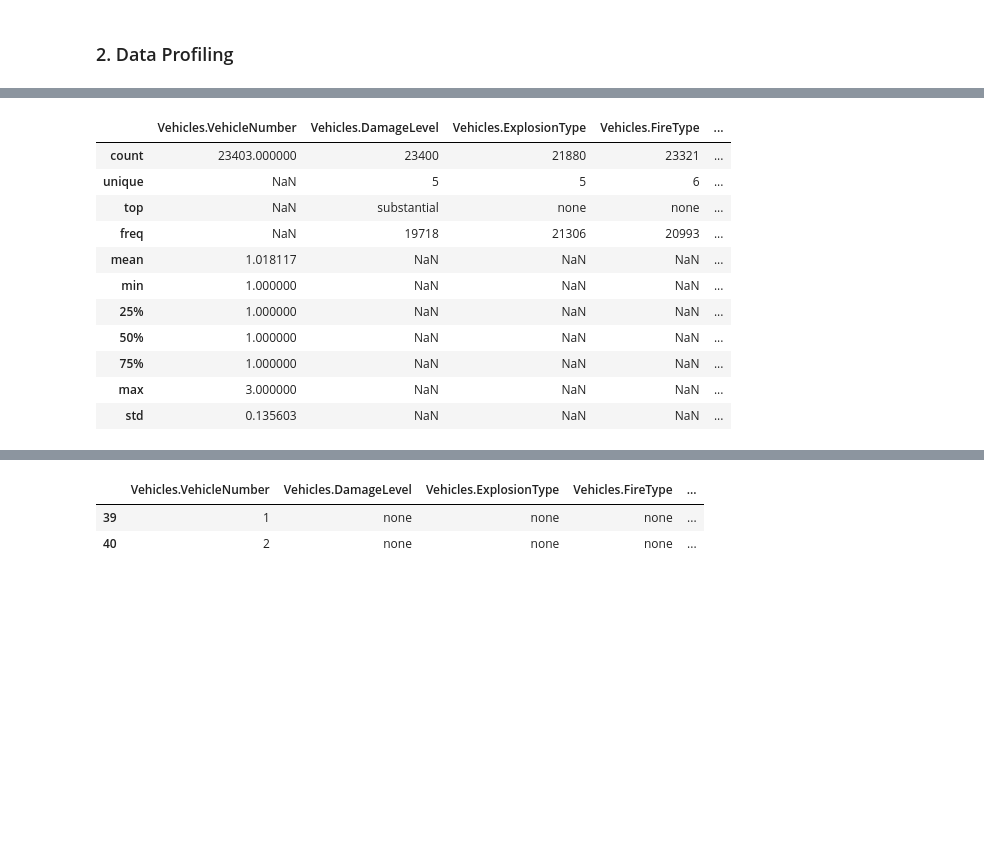
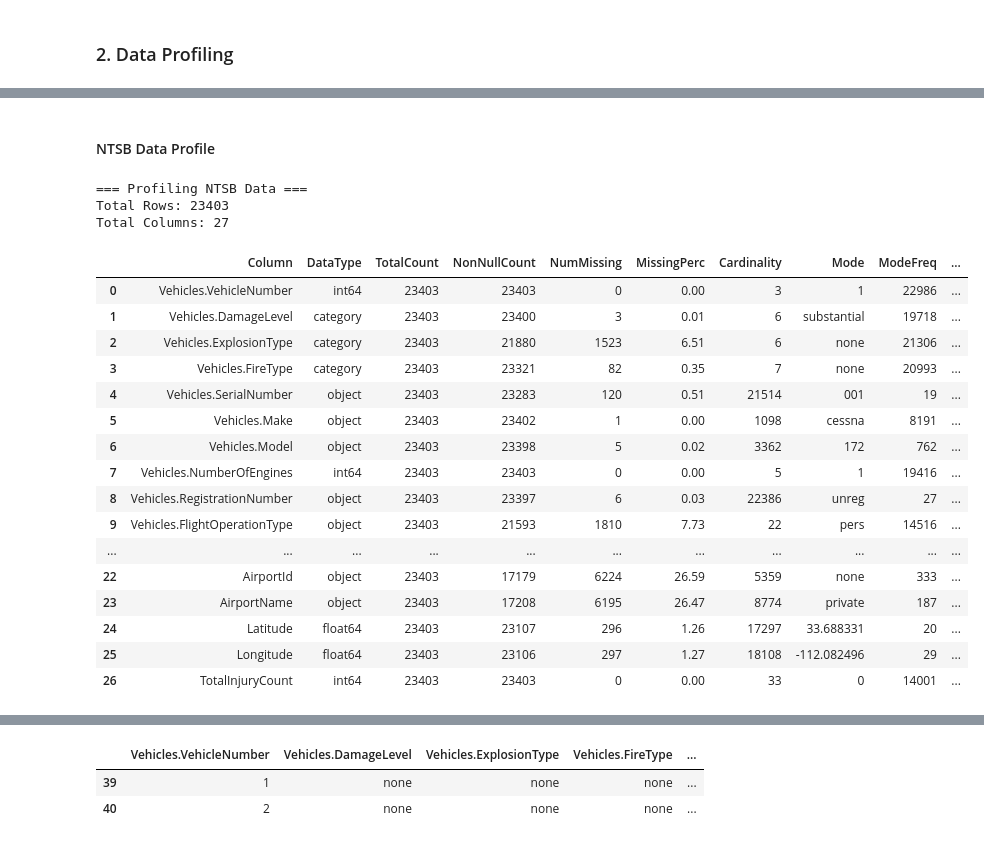
Before and after one commit to tratom/fcul-ipai-project, a Jupyter notebook: project.ipynb, the cells around one changed output, grey strips where cells are left out. Saved outputs shown, nothing was run; the diff lists cells and outputs as text; code cells hidden in the pictures; blank space fills up the shorter version.

Commit message:
data profiling on all the dataset, api open-meteo call

```diff
--- a/project.ipynb
+++ b/project.ipynb
@@ -112,25 +203,2 @@ memory usage: 4.0+ MB
 # %% [markdown]
 ### 2. Data Profiling
-# %%
-def profile_dataframe(df, name='DataFrame'):
-    print(f'\n=== Profiling {name} ===')
-    print(f'Total Rows: {len(df)}')
-    print(f'Total Columns: {len(df.columns)}\n')
-
-    # Basic stats: cardinality, missing, data type
-    profile_results = []
-    for col in df.columns:
-        unique_vals = df[col].nunique(dropna=False)
-        missing_vals = df[col].isna().sum()
-        dtype_ = str(df[col].dtype)
-        profile_results.append(
-            (col, dtype_, unique_vals, missing_vals)
-        )
-    prof_df = pd.DataFrame(
-        profile_results,
-        columns=['Column', 'DataType', 'Cardinality', 'NumMissing']
-    )
-    return prof_df
-
-ntsb_profile = profile_dataframe(df_ntsb, name='NTSB Data')
-print(ntsb_profile)
@@ -155,15 +204,0 @@ Total Columns: 27
-# %%
-df_ntsb.describe(include='all')
-# %% [output]
-|  | Vehicles.VehicleNumber | Vehicles.DamageLevel | Vehicles.ExplosionType | Vehicles.FireType | ... |
-| count | 23403.000000 | 23400 | 21880 | 23321 | ... |
-| unique | NaN | 5 | 5 | 6 | ... |
-| top | NaN | substantial | none | none | ... |
-| freq | NaN | 19718 | 21306 | 20993 | ... |
-| mean | 1.018117 | NaN | NaN | NaN | ... |
-| min | 1.000000 | NaN | NaN | NaN | ... |
-| 25% | 1.000000 | NaN | NaN | NaN | ... |
-| 50% | 1.000000 | NaN | NaN | NaN | ... |
-| 75% | 1.000000 | NaN | NaN | NaN | ... |
-| max | 3.000000 | NaN | NaN | NaN | ... |
-| std | 0.135603 | NaN | NaN | NaN | ... |
@@ -169,0 +297,27 @@ df_ntsb.describe(include='all')
+# %% [markdown]
+#### NTSB Data Profile
+# %%
+ntsb_profile = profile_dataframe(df_ntsb, name='NTSB Data')
+display(HTML(ntsb_profile.to_html()))
+ntsb_profile.to_csv(PATH+'profiling/ntsb_profile.csv', index=False)
+# %% [output]
+=== Profiling NTSB Data ===
+Total Rows: 23403
+Total Columns: 27
+|  | Column | DataType | TotalCount | NonNullCount | NumMissing | MissingPerc | Cardinality | Mode | ModeFreq | ... |
+| 0 | Vehicles.VehicleNumber | int64 | 23403 | 23403 | 0 | 0.00 | 3 | 1 | 22986 | ... |
+| 1 | Vehicles.DamageLevel | category | 23403 | 23400 | 3 | 0.01 | 6 | substantial | 19718 | ... |
+| 2 | Vehicles.ExplosionType | category | 23403 | 21880 | 1523 | 6.51 | 6 | none | 21306 | ... |
+| 3 | Vehicles.FireType | category | 23403 | 23321 | 82 | 0.35 | 7 | none | 20993 | ... |
+| 4 | Vehicles.SerialNumber | object | 23403 | 23283 | 120 | 0.51 | 21514 | 001 | 19 | ... |
+| 5 | Vehicles.Make | object | 23403 | 23402 | 1 | 0.00 | 1098 | cessna | 8191 | ... |
+| 6 | Vehicles.Model | object | 23403 | 23398 | 5 | 0.02 | 3362 | 172 | 762 | ... |
+| 7 | Vehicles.NumberOfEngines | int64 | 23403 | 23403 | 0 | 0.00 | 5 | 1 | 19416 | ... |
+| 8 | Vehicles.RegistrationNumber | object | 23403 | 23397 | 6 | 0.03 | 22386 | unreg | 27 | ... |
+| 9 | Vehicles.FlightOperationType | object | 23403 | 21593 | 1810 | 7.73 | 22 | pers | 14516 | ... |
+| ... | ... | ... | ... | ... | ... | ... | ... | ... | ... | ... |
+| 22 | AirportId | object | 23403 | 17179 | 6224 | 26.59 | 5359 | none | 333 | ... |
+| 23 | AirportName | object | 23403 | 17208 | 6195 | 26.47 | 8774 | private | 187 | ... |
+| 24 | Latitude | float64 | 23403 | 23107 | 296 | 1.26 | 17297 | 33.688331 | 20 | ... |
+| 25 | Longitude | float64 | 23403 | 23106 | 297 | 1.27 | 18108 | -112.082496 | 29 | ... |
+| 26 | TotalInjuryCount | int64 | 23403 | 23403 | 0 | 0.00 | 33 | 0 | 14001 | ... |
```
Also changed, not shown: parts of 30 cells of this notebook, 9 other files.
